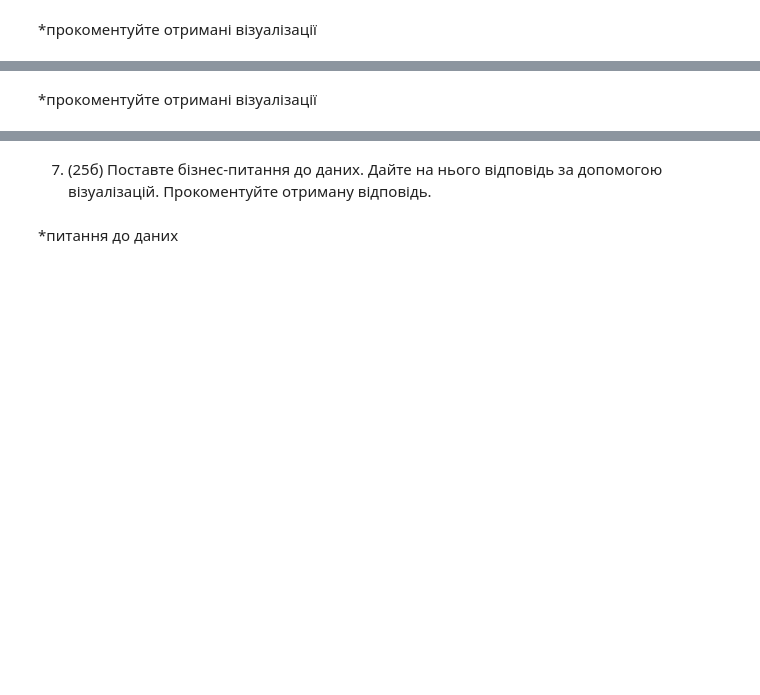
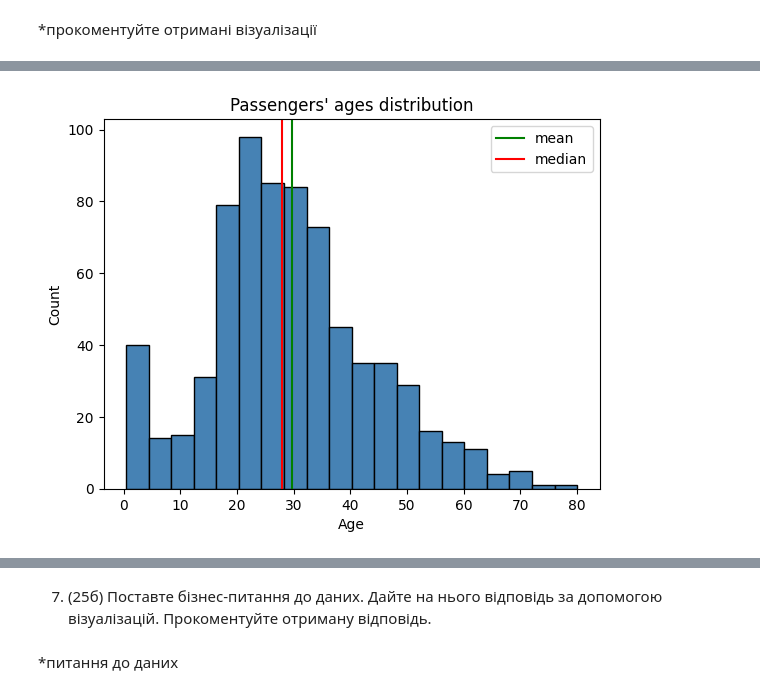
Before and after one commit to MaFiN1337/python-for-big-data-and-data-science, a Jupyter notebook: python_practice_10_2025.ipynb, the cells around one changed output, grey strips where cells are left out. Cells and saved outputs as stored; diff of their text form; code cells hidden in the pictures; blank space fills up the shorter version.

```diff
--- a/python_practice_10_2025.ipynb
+++ b/python_practice_10_2025.ipynb
@@ -126,5 +126,16 @@ plt.show()
 
 
 ![image.png](embedded-picture-1)
-# %% [markdown]
-*прокоментуйте отримані візуалізації
+# %%
+processing_data = df[df['Age'].notna()]['Age']
+figure4, ax4 = plt.subplots()
+ax4.set_title("Passengers' ages distribution")
+ax4.set_ylabel("Count")
+ax4.set_xlabel("Age")
+ax4.hist(processing_data, bins=20, color="steelblue", edgecolor="black")
+ax4.axvline(processing_data.mean(), color="green", label="mean")
+ax4.axvline(processing_data.median(), color="red", label="median")
+ax4.legend()
+plt.show()
+# %% [output]
+[figure, added]
```
Also changed, not shown: parts of 1 cell of this notebook.
